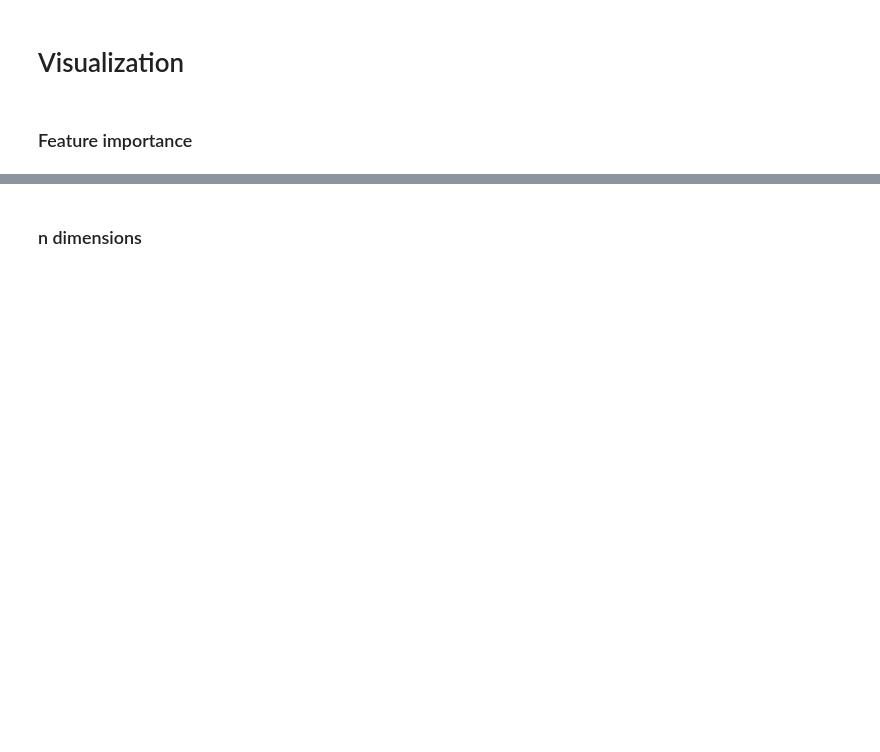
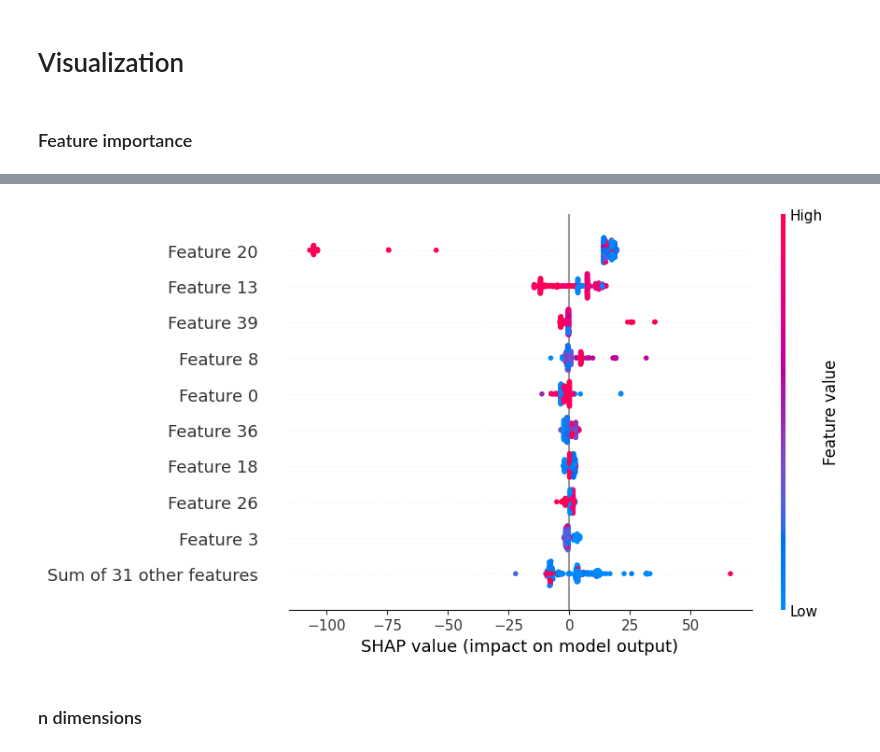
Before and after one commit to giovannellilab/media-prediction, a Jupyter notebook: notebooks/05-Model-Test.ipynb, the cells around one changed output, grey strips where cells are left out. Drawn from its saved outputs; the diff is of its cells as text; code cells hidden in the pictures; blank space fills up the shorter version.

Commit message:
Update figures

```diff
--- a/notebooks/05-Model-Test.ipynb
+++ b/notebooks/05-Model-Test.ipynb
@@ -356,0 +357,20 @@ shap.plots.beeswarm(shap_values) #, max_display=40
+# %%
+import xgboost
+import shap
+
+XG_train = X_train_transformed
+yG_train = cluster_labels
+XG_test = X_test_transformed
+yG_test = test_clusters
+
+# train an XGBoost model
+model1 = xgboost.XGBRegressor().fit(XG_train, yG_train)
+model2 = xgboost.XGBRegressor().fit(XG_test, yG_test)
+
+# explain the model's predictions using SHAP
+explainer = shap.Explainer(model2)
+shap_values = explainer(XG_test)
+
+shap.plots.initjs()
+shap.plots.beeswarm(shap_values) #, max_display=40
+# %% [output]
@@ -357,3 +378,4 @@ shap.plots.beeswarm(shap_values) #, max_display=40
+[figure, added]
 # %%
 #shap.plots.waterfall(shap_values[0])
 #shap.plots.force(shap_values[:500])
```
Also changed, not shown: parts of 4 cells of this notebook, 1 other file.
